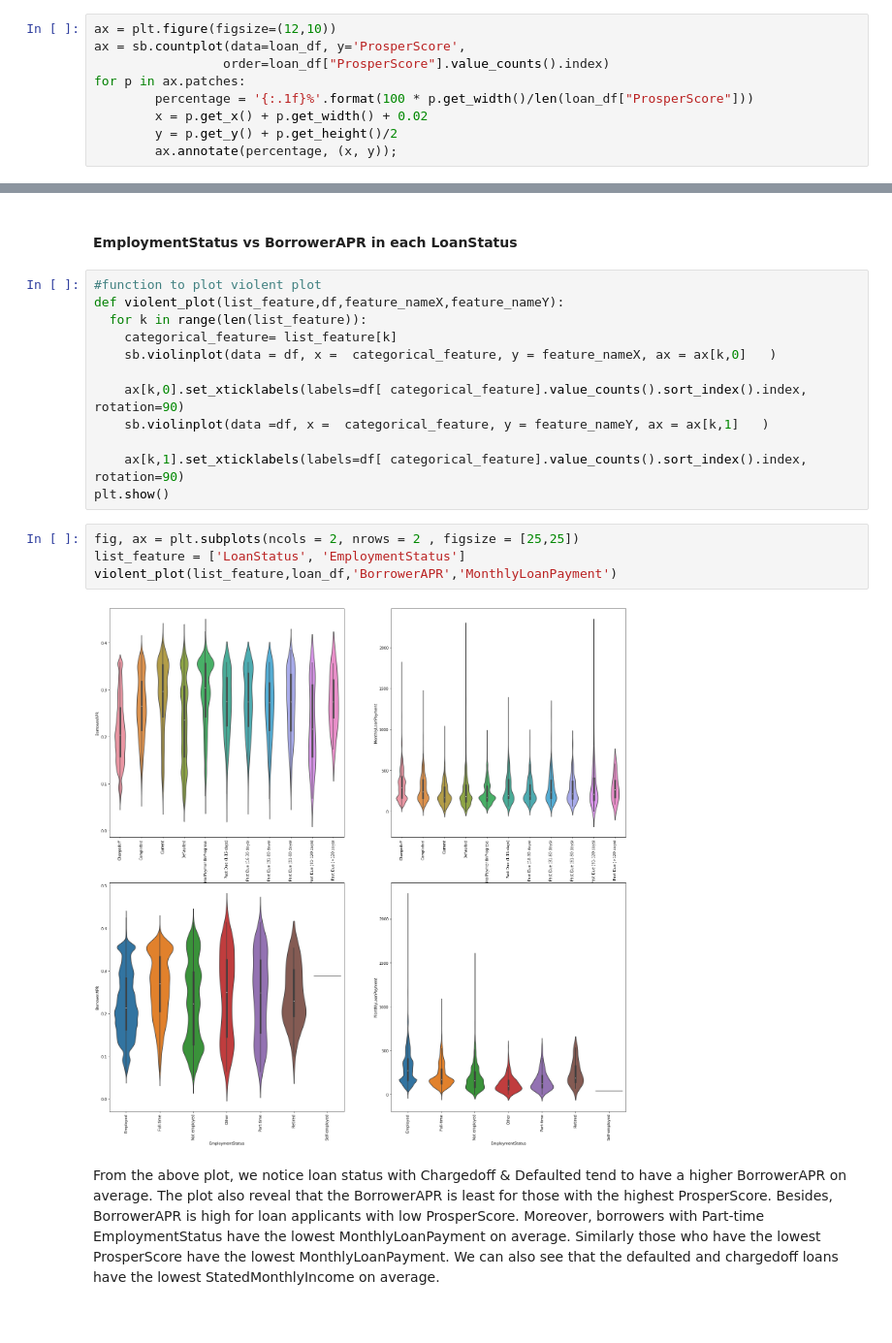
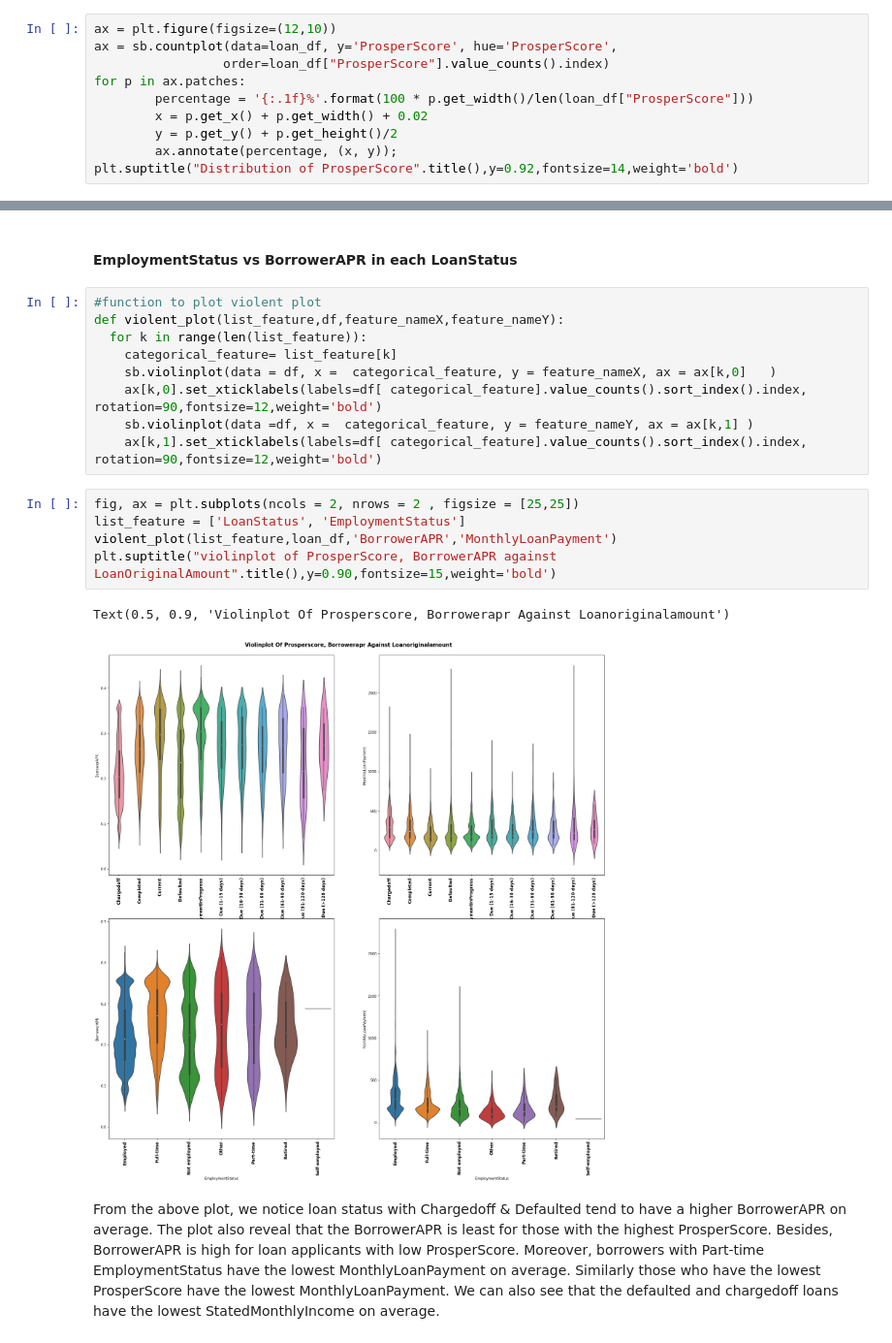
Before and after one commit to flexil/ProsperLoan, a Jupyter notebook: Part_II_slide_deck_template.ipynb, the cells around one changed output, grey strips where cells are left out. Shown at 97% size. Saved outputs shown, nothing was run; the diff lists cells and outputs as text.

```diff
--- a/Part_II_slide_deck_template.ipynb
+++ b/Part_II_slide_deck_template.ipynb
@@ -165,11 +163,12 @@ plot_percent(figsize,loan_df,"ProsperRating (Alpha)",order,"ProsperRating (Alpha
 #### Distribution of ProsperScore
 # %%
 ax = plt.figure(figsize=(12,10))
-ax = sb.countplot(data=loan_df, y='ProsperScore',
+ax = sb.countplot(data=loan_df, y='ProsperScore', hue='ProsperScore',
                  order=loan_df["ProsperScore"].value_counts().index)
 for p in ax.patches:
         percentage = '{:.1f}%'.format(100 * p.get_width()/len(loan_df["ProsperScore"]))
         x = p.get_x() + p.get_width() + 0.02
         y = p.get_y() + p.get_height()/2
         ax.annotate(percentage, (x, y));
+plt.suptitle("Distribution of ProsperScore".title(),y=0.92,fontsize=14,weight='bold')
 # %% [output]
@@ -277,18 +281,17 @@ def violent_plot(list_feature,df,feature_nameX,feature_nameY):
   for k in range(len(list_feature)):
     categorical_feature= list_feature[k]
     sb.violinplot(data = df, x =  categorical_feature, y = feature_nameX, ax = ax[k,0]   )
-
-    ax[k,0].set_xticklabels(labels=df[ categorical_feature].value_counts().sort_index().index, rotation=90)
-    sb.violinplot(data =df, x =  categorical_feature, y = feature_nameY, ax = ax[k,1]   )
-
-    ax[k,1].set_xticklabels(labels=df[ categorical_feature].value_counts().sort_index().index, rotation=90)
-plt.show()
+    ax[k,0].set_xticklabels(labels=df[ categorical_feature].value_counts().sort_index().index, rotation=90,fontsize=12,weight='bold')
+    sb.violinplot(data =df, x =  categorical_feature, y = feature_nameY, ax = ax[k,1] )
+    ax[k,1].set_xticklabels(labels=df[ categorical_feature].value_counts().sort_index().index, rotation=90,fontsize=12,weight='bold')
 # %%
 fig, ax = plt.subplots(ncols = 2, nrows = 2 , figsize = [25,25])
 list_feature = ['LoanStatus', 'EmploymentStatus']
 violent_plot(list_feature,loan_df,'BorrowerAPR','MonthlyLoanPayment')
+plt.suptitle("violinplot of ProsperScore, BorrowerAPR against LoanOriginalAmount".title(),y=0.90,fontsize=15,weight='bold')
 # %% [output]
+Text(0.5, 0.9, 'Violinplot Of Prosperscore, Borrowerapr Against Loanoriginalamount')
-[figure, old version]
+[figure, new version]
 # %% [markdown]
 From the above plot, we notice  loan status with Chargedoff & Defaulted tend to have a higher BorrowerAPR on average. The plot also reveal that the BorrowerAPR is least for those with the highest ProsperScore. Besides, BorrowerAPR is high  for loan applicants with low ProsperScore. Moreover,  borrowers with Part-time EmploymentStatus have the lowest MonthlyLoanPayment on average. Similarly those who have the lowest ProsperScore have the lowest MonthlyLoanPayment. We can also see that the defaulted and chargedoff loans have the lowest StatedMonthlyIncome on average.
 # %% [markdown]
```
Also changed, not shown: parts of 20 cells of this notebook, 3 other files.
